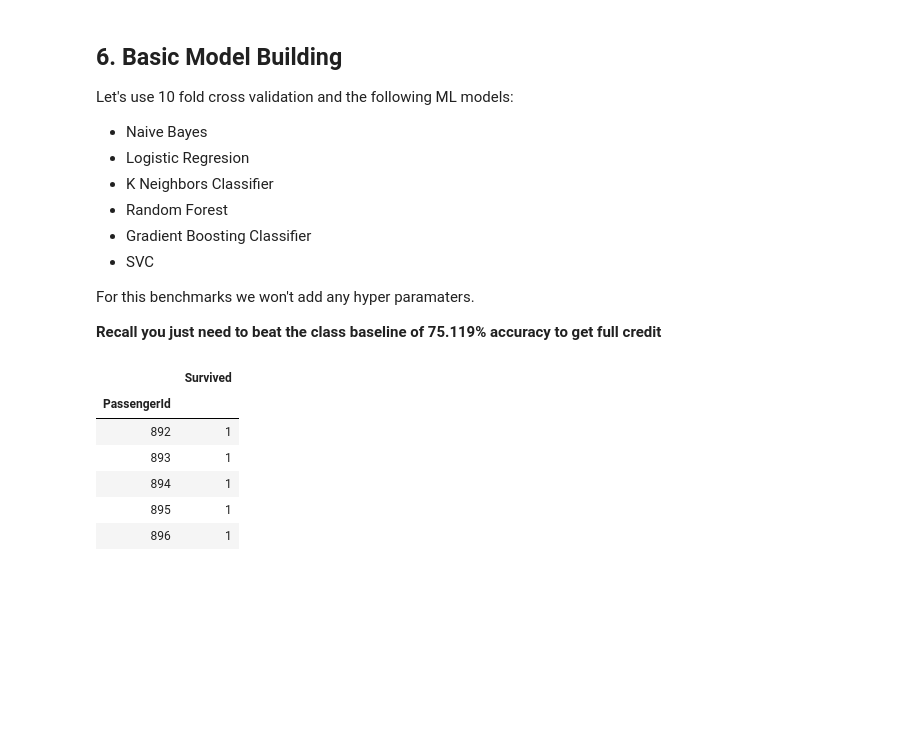
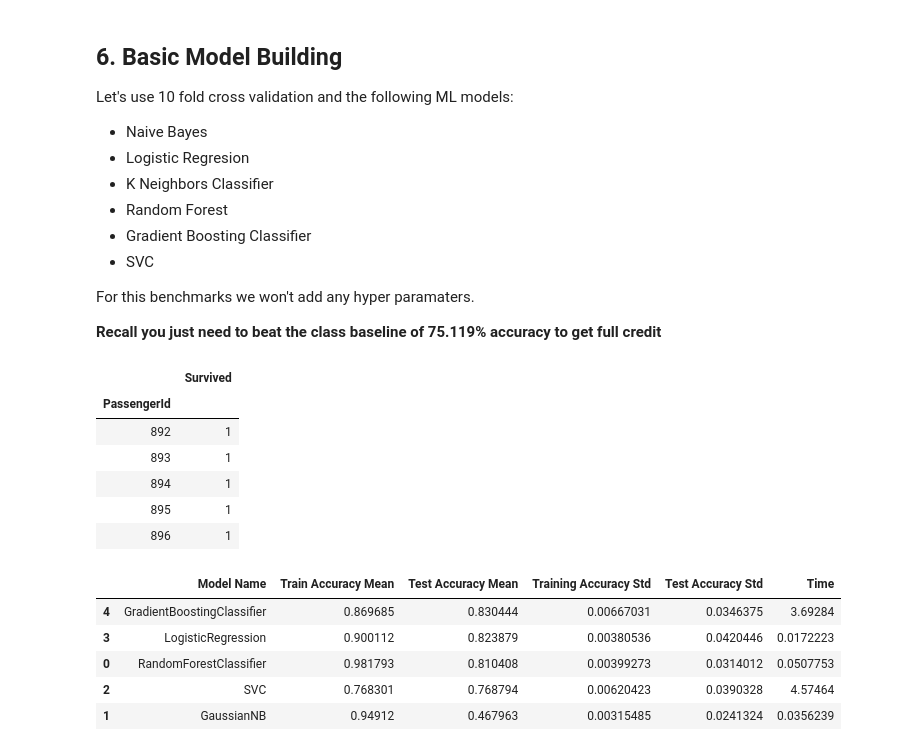
Before and after one commit to cristobalza/lab_5_kaggle_dma, a Jupyter notebook: kaggle_lab_5.ipynb, the cells around one changed output. Cells and saved outputs as stored; diff of their text form; code cells hidden in the pictures; blank space fills up the shorter version.

```diff
--- a/kaggle_lab_5.ipynb
+++ b/kaggle_lab_5.ipynb
@@ -1067,0 +1119,23 @@ submission.reset_index().to_csv('output/submission.csv', index=False)
+# %%
+cv = StratifiedKFold(10, shuffle=True)
+
+rf = RandomForestClassifier()
+
+naive = GaussianNB()
+
+sv = SVC(probability=True)
+
+lr = LogisticRegression()
+
+gradient = GradientBoostingClassifier()
+# %%
+models = [rf, naive, sv, lr, gradient]
+# %%
+model_check_accuracy(x_train, target, models, cv)
+# %% [output]
+|  | Model Name | Train Accuracy Mean | Test Accuracy Mean | Training Accuracy Std | Test Accuracy Std | Time |
+| 4 | GradientBoostingClassifier | 0.869685 | 0.830444 | 0.00667031 | 0.0346375 | 3.69284 |
+| 3 | LogisticRegression | 0.900112 | 0.823879 | 0.00380536 | 0.0420446 | 0.0172223 |
+| 0 | RandomForestClassifier | 0.981793 | 0.810408 | 0.00399273 | 0.0314012 | 0.0507753 |
+| 2 | SVC | 0.768301 | 0.768794 | 0.00620423 | 0.0390328 | 4.57464 |
+| 1 | GaussianNB | 0.94912 | 0.467963 | 0.00315485 | 0.0241324 | 0.0356239 |
```
Also changed, not shown: parts of 3 cells of this notebook, 1 other file.
